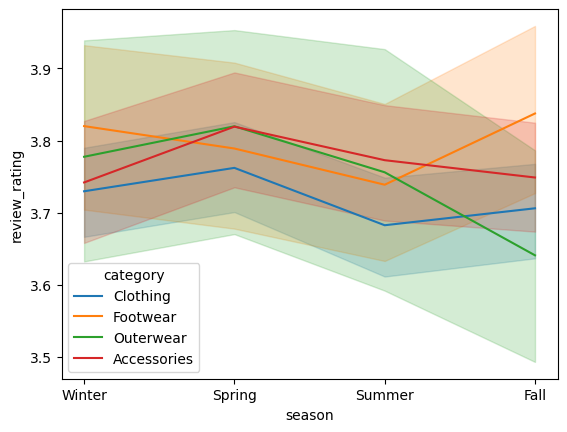
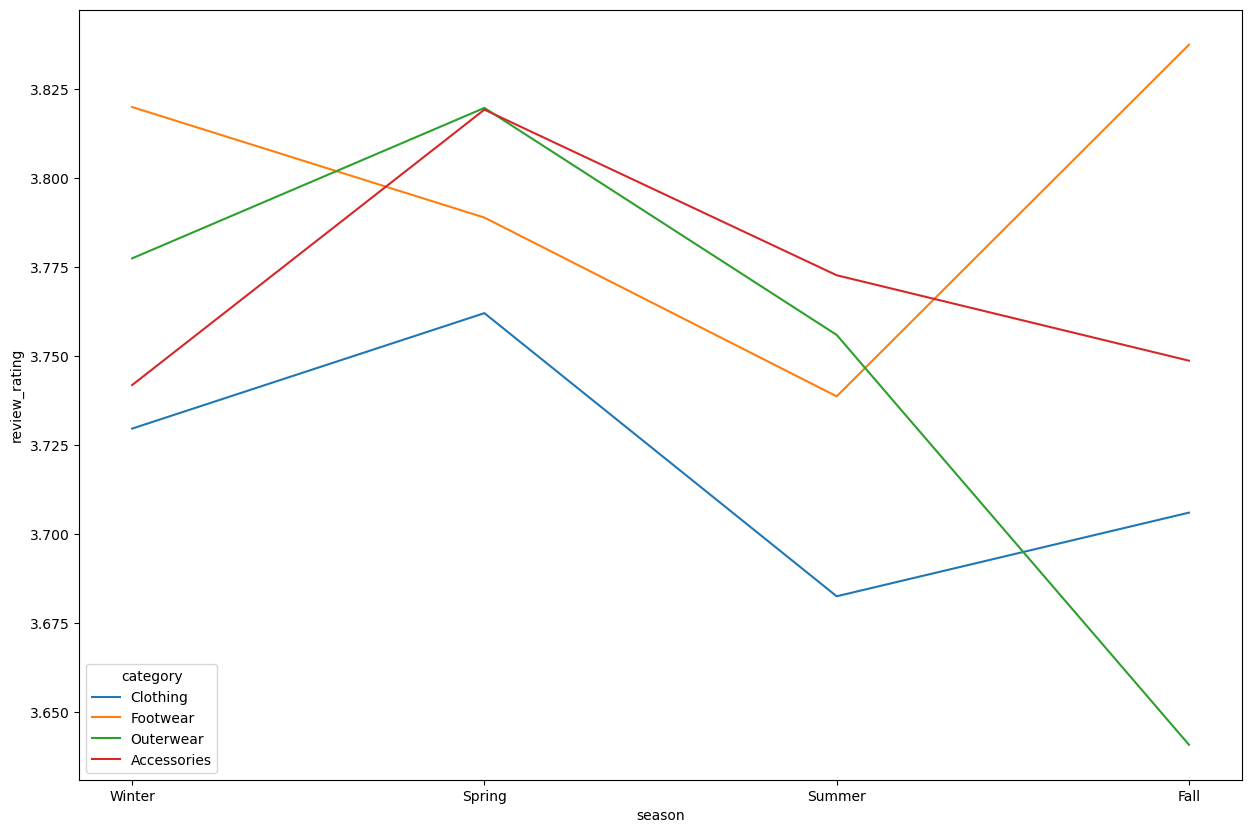
The change to this notebook cell's code, shown as a diff; its figure went from the first image to the second:
--- before
+++ after
@@ -1,3 +1,3 @@
 # View how content a customer is with item based off the season and category:
-sns.lineplot(data=df, x='season', y='review_rating', hue='category')
-plt.show()
+fig = plt.figure(figsize=(15, 10))
+sns.lineplot(data=df, x='season', y='review_rating', hue='category', errorbar=None)

Commit: remove error bars for line plot